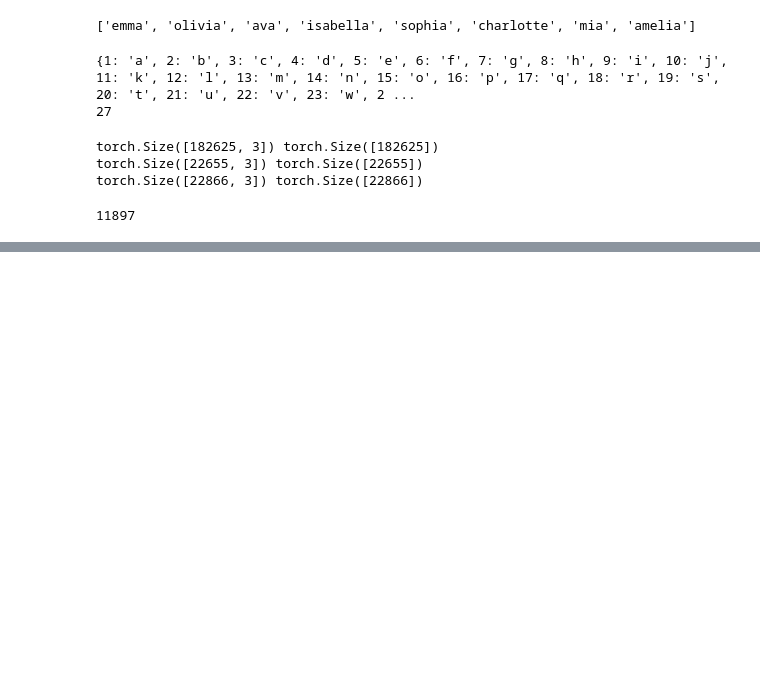
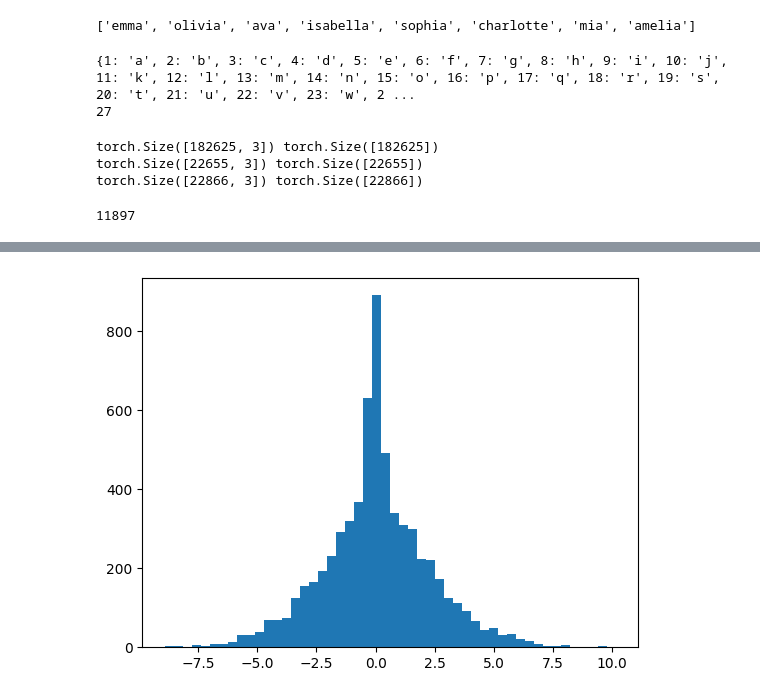
Before and after one commit to DrCoder0909/Neural-Network-from-scratch, a Jupyter notebook: makemore_part_3.ipynb, the cells around one changed output, grey strips where cells are left out. Drawn from its saved outputs; the diff is of its cells as text; code cells hidden in the pictures; blank space fills up the shorter version.

```diff
--- a/makemore_part_3.ipynb
+++ b/makemore_part_3.ipynb
@@ -95,0 +169,4 @@ KeyboardInterrupt:
+# %%
+plt.hist(hpreact.view(-1).tolist(), 50);
+# %% [output]
+[figure, added]
```
Also changed, not shown: parts of 48 cells of this notebook.
